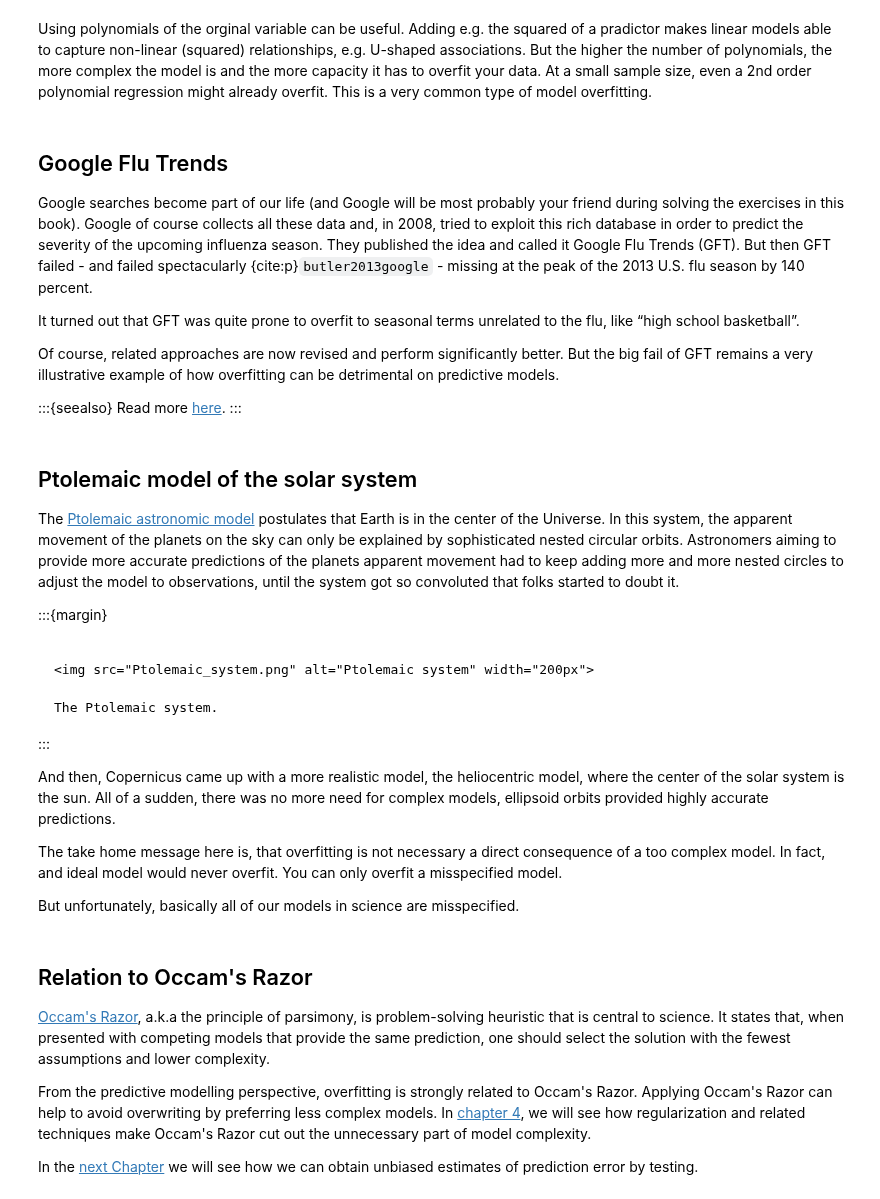
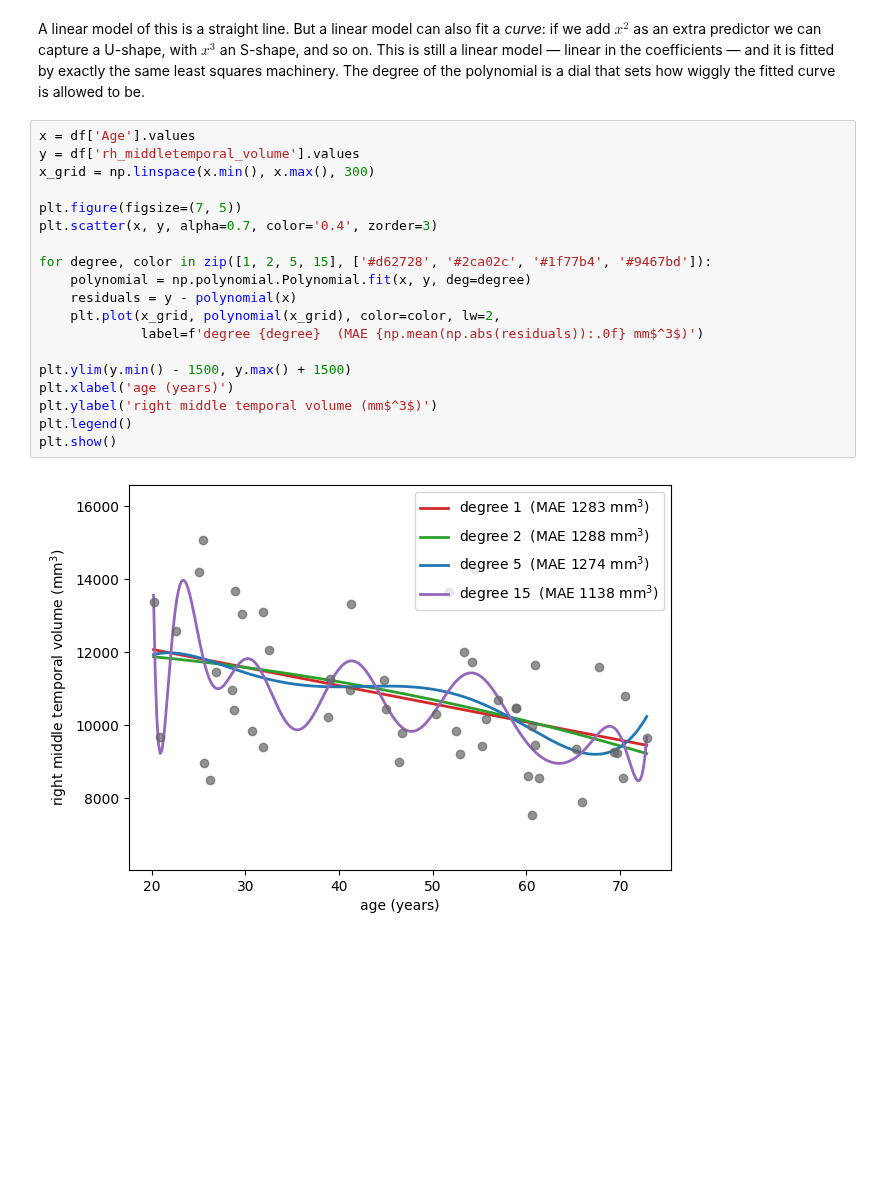
Before and after one commit to pni-lab/predmod_lecture, a Jupyter notebook: contents/2_linear_models/overfitting_ex.ipynb, the cells around one changed output. Saved outputs shown, nothing was run; the diff lists cells and outputs as text; blank space fills up the shorter version.

````diff
--- a/contents/2_linear_models/overfitting_ex.ipynb
+++ b/contents/2_linear_models/overfitting_ex.ipynb
@@ -52,49 +30,27 @@ Try it out in Colab!
-# %% [markdown]
-Using polynomials of the orginal variable can be useful. Adding e.g. the squared of a pradictor makes linear models able to capture non-linear (squared) relationships, e.g. U-shaped associations. But the higher the number of polynomials, the more complex the model is and the more capacity it has to overfit your data. At a small sample size, even a 2nd order polynomial regression might already overfit. This is a very common type of model overfitting.
-# %% [markdown]
-## Google Flu Trends
-
-Google searches become part of our life (and Google will be most probably your friend during solving the exercises in this book).
-Google of course collects all these data and, in 2008, tried to exploit this rich database in order to predict the severity of the upcoming influenza season.
-They published the idea and called it Google Flu Trends (GFT).
-But then GFT failed - and failed spectacularly {cite:p}`butler2013google` - missing at the peak of the 2013 U.S. flu season by 140 percent.
-
-It turned out that GFT was quite prone to overfit to seasonal terms unrelated to the flu, like “high school basketball”.
-
-Of course, related approaches are now revised and perform significantly better.
-But the big fail of GFT remains a very illustrative example of how overfitting can be detrimental on predictive models.
-
-
-:::{seealso}
-Read more [here](https://www.wired.com/2015/10/can-learn-epic-failure-google-flu-trends/).
-:::
-# %% [markdown]
-## Ptolemaic model of the solar system
-
-The [Ptolemaic astronomic model](https://en.wikipedia.org/wiki/Geocentric_model#Ptolemaic_model) postulates that Earth is in the center of the Universe.
-In this system, the apparent movement of the planets on the sky can only be explained by sophisticated nested circular orbits. Astronomers aiming to provide more accurate predictions of the planets apparent movement had to keep adding more and more nested circles to adjust the model to observations, until the system got so convoluted that folks started to doubt it.
-
-:::{margin}
-```{figure-md}
-
-<img src="Ptolemaic_system.png" alt="Ptolemaic system" width="200px">
-
-The Ptolemaic system.
-```
-:::
-
-And then, Copernicus came up with a more realistic model, the heliocentric model, where the center of the solar system is the sun.
-All of a sudden, there was no more need for complex models, ellipsoid orbits provided highly accurate predictions.
-
-The take home message here is, that overfitting is not necessary a direct consequence of a too complex model. In fact, and ideal model would never overfit.
-You can only overfit a misspecified model.
-
-But unfortunately, basically all of our models in science are misspecified.
-# %% [markdown]
-## Relation to Occam's Razor
-[Occam's Razor](https://en.wikipedia.org/wiki/Occam%27s_razor), a.k.a the principle of parsimony, is problem-solving heuristic that is central to science. It states that, when presented with competing models that provide the same prediction, one should select the solution with the fewest assumptions and lower complexity.
-
-From the predictive modelling perspective, overfitting is strongly related to Occam's Razor. Applying Occam's Razor can help to avoid overwriting by preferring less complex models.
-In [chapter 4](../4_reducing_complexity/index.md), we will see how regularization and related techniques make Occam's Razor cut out the unnecessary part of model complexity.
-
-In the [next Chapter](../3_cross_validation/index.md) we will see how we can obtain unbiased estimates of prediction error by testing.
+# %% [markdown]
+A linear model of this is a straight line. But a linear model can also fit a *curve*: if we add
+$x^2$ as an extra predictor we can capture a U-shape, with $x^3$ an S-shape, and so on. This is
+still a linear model — linear in the coefficients — and it is fitted by exactly the same least
+squares machinery. The degree of the polynomial is a dial that sets how wiggly the fitted curve
+is allowed to be.
+# %%
+x = df['Age'].values
+y = df['rh_middletemporal_volume'].values
+x_grid = np.linspace(x.min(), x.max(), 300)
+
+plt.figure(figsize=(7, 5))
+plt.scatter(x, y, alpha=0.7, color='0.4', zorder=3)
+
+for degree, color in zip([1, 2, 5, 15], ['#d62728', '#2ca02c', '#1f77b4', '#9467bd']):
+    polynomial = np.polynomial.Polynomial.fit(x, y, deg=degree)
+    residuals = y - polynomial(x)
+    plt.plot(x_grid, polynomial(x_grid), color=color, lw=2,
+             label=f'degree {degree}  (MAE {np.mean(np.abs(residuals)):.0f} mm$^3$)')
+
+plt.ylim(y.min() - 1500, y.max() + 1500)
+plt.xlabel('age (years)')
+plt.ylabel('right middle temporal volume (mm$^3$)')
+plt.legend()
+plt.show()
+# %% [output]
+[figure, added]
````
Also changed, not shown: parts of 9 cells of this notebook, 14 other files.
